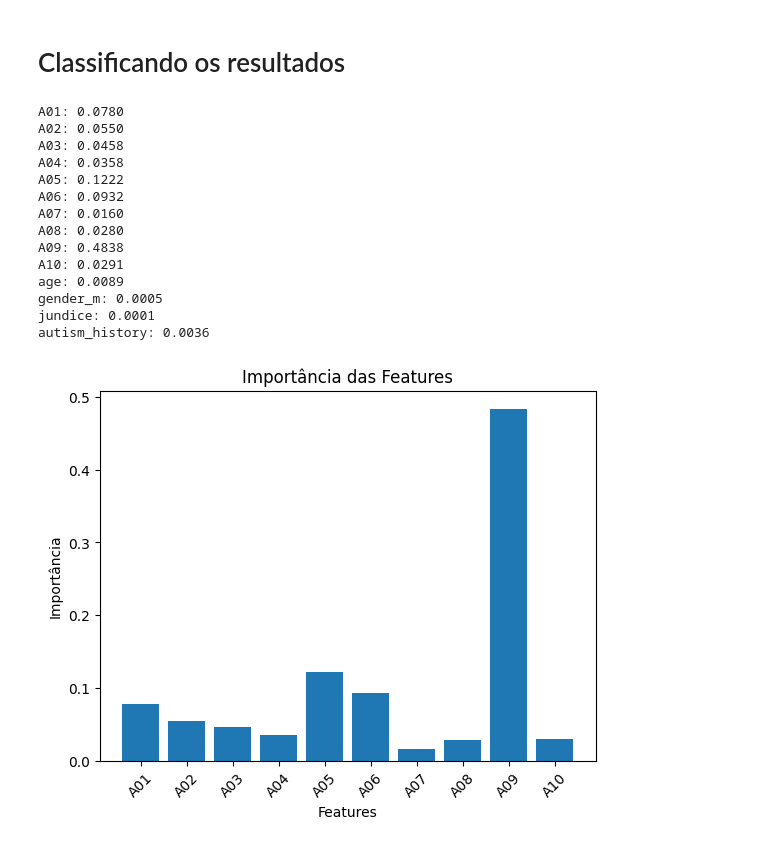
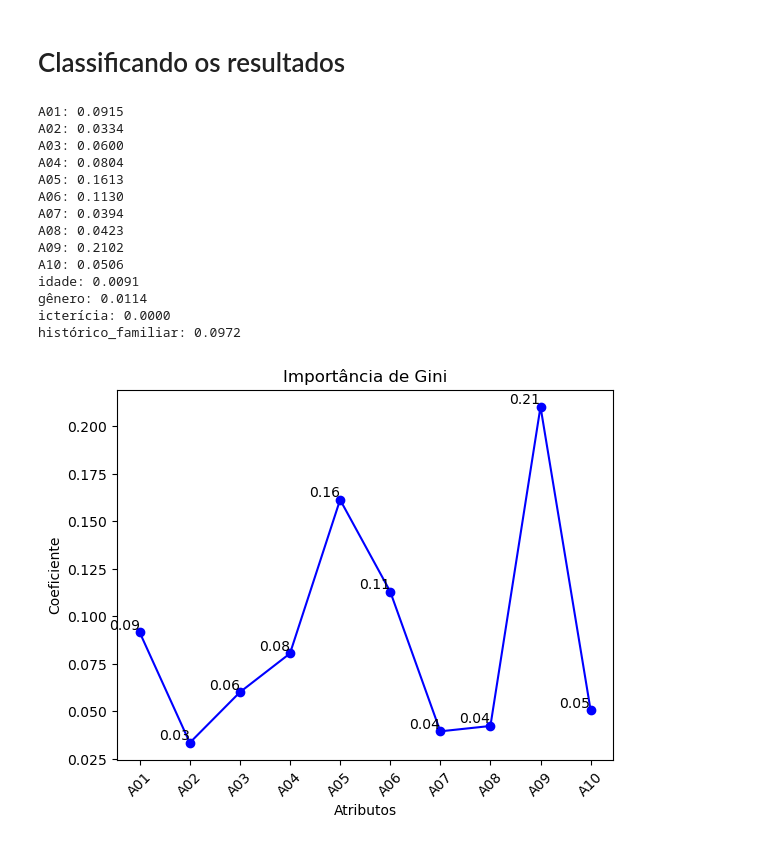
Before and after one commit to carinalanchine/aprendizado-de-maquina-saude, a Jupyter notebook: Projeto de aplicação/main.ipynb, the cells around one changed output. Drawn from its saved outputs; the diff is of its cells as text; code cells hidden in the pictures.

```diff
--- a/Projeto de aplicação/main.ipynb
+++ b/Projeto de aplicação/main.ipynb
@@ -60,7 +64,7 @@ dataset.describe()
 ### Removendo e renomeando colunas conforme necessário
 # %%
 dataset = dataset.drop(columns =['ethnicity', 'contry_of_res', 'used_app_before', 'age_desc', 'relation', 'result'])
-dataset = dataset.rename(columns={'austim': 'autism_history',  'Class/ASD': 'autism', 'A1_Score': 'A01', 'A2_Score': 'A02', 'A3_Score': 'A03', 'A4_Score': 'A04', 'A5_Score': 'A05', 'A6_Score': 'A06', 'A7_Score': 'A07', 'A8_Score': 'A08', 'A9_Score': 'A09', 'A10_Score': 'A10', })
+dataset = dataset.rename(columns={'austim': 'autism_history',  'Class/ASD': 'autism', 'A1_Score': 'A01', 'A2_Score': 'A02', 'A3_Score': 'A03', 'A4_Score': 'A04', 'A5_Score': 'A05', 'A6_Score': 'A06', 'A7_Score': 'A07', 'A8_Score': 'A08', 'A9_Score': 'A09', 'A10_Score': 'A10'})
 dataset.head()
 # %% [output]
 |  | A01 | A02 | A03 | A04 | A05 | A06 | A07 | A08 | A09 | A10 | age | ... |
@@ -167,6 +171,6 @@ dtype: object
 # %%
 label_encoder = LabelEncoder()
 dataset[['autism', 'autism_history', 'gender', 'jundice']] = dataset[['autism', 'autism_history', 'gender', 'jundice']].apply(label_encoder.fit_transform)
-dataset = dataset.rename(columns={'gender': 'gender_m'})
+dataset = dataset.rename(columns={'gender': 'gênero', 'age': 'idade', 'autism_history': 'histórico_familiar', 'jundice': 'icterícia'})
 dataset.head()
 # %% [output]
@@ -227,12 +256,3 @@ x_train, x_test, y_train, y_test = train_test_split(X, y, test_size=0.3, random_
 # Treinamento dos modelos
 # %% [markdown]
 ### Árvore de Decisão
-# %%
-model = DecisionTreeClassifier(
-    criterion="gini",
-    max_depth=10,
-    min_samples_split=5,
-    random_state=30
-)
-
-model.fit(x_train, y_train)
@@ -322,0 +348,18 @@ disp.plot(xticks_rotation='horizontal')
+# %%
+# Otimizando hiperparâmetros
+scale_pos_weight = sum(y_train == 0) / sum(y_train == 1)
+model = XGBClassifier(scale_pos_weight=scale_pos_weight)
+
+parameters = {
+	'n_estimators': [100, 200, 300],
+	'learning_rate': [0.01, 0.1],
+	'max_depth': [8, 9, 10],
+	'subsample': [0.7, 0.8, 0.9],
+	'min_child_weight': [5],
+	'random_state': [30, 42]
+}
+
+grid_search = GridSearchCV(model, parameters, cv=skf, scoring="f1", n_jobs=-1)
+grid_search.fit(X_train, y_train)
+
+print(grid_search.best_params_)
@@ -367,33 +519,37 @@ disp.plot(xticks_rotation='horizontal')
 # Classificando os resultados
 # %%
 # Definindo quais features mais contribuem para a predição correta
-importances = gbmc.feature_importances_
+importances = xgboost.feature_importances_
 for feature, importance in zip(X.columns, importances):
     print(f"{feature}: {importance:.4f}")
 
 colunas_desejadas = [ 'A01', 'A02', 'A03', 'A04', 'A05', 'A06', 'A07', 'A08', 'A09', 'A10' ]
 
 importancias_filtradas = [importances[X.columns.get_loc(col)] for col in colunas_desejadas]
 
-plt.bar(colunas_desejadas, importancias_filtradas)
-plt.xlabel('Features')
-plt.ylabel('Importância')
-plt.title('Importância das Features')
+plt.plot(colunas_desejadas, importancias_filtradas, marker='o', linestyle='-', color='b', )
+
+for i, txt in enumerate(importancias_filtradas):
+    plt.text(colunas_desejadas[i], importancias_filtradas[i], f'{txt:.2f}', ha='right', va='bottom', fontsize=10, color='black')
+
 plt.xticks(rotation=45)
+plt.xlabel('Atributos')
+plt.ylabel('Coeficiente')
+plt.title('Importância de Gini')
 plt.show()
 # %% [output]
-A01: 0.0780
-A02: 0.0550
-A03: 0.0458
-A04: 0.0358
-A05: 0.1222
-A06: 0.0932
-A07: 0.0160
-A08: 0.0280
-A09: 0.4838
-A10: 0.0291
-age: 0.0089
-gender_m: 0.0005
-jundice: 0.0001
-autism_history: 0.0036
+A01: 0.0915
+A02: 0.0334
+A03: 0.0600
+A04: 0.0804
+A05: 0.1613
+A06: 0.1130
+A07: 0.0394
+A08: 0.0423
+A09: 0.2102
+A10: 0.0506
+idade: 0.0091
+gênero: 0.0114
+icterícia: 0.0000
+histórico_familiar: 0.0972
-[figure, old version]
+[figure, new version]
```
Also changed, not shown: parts of 23 cells of this notebook.
